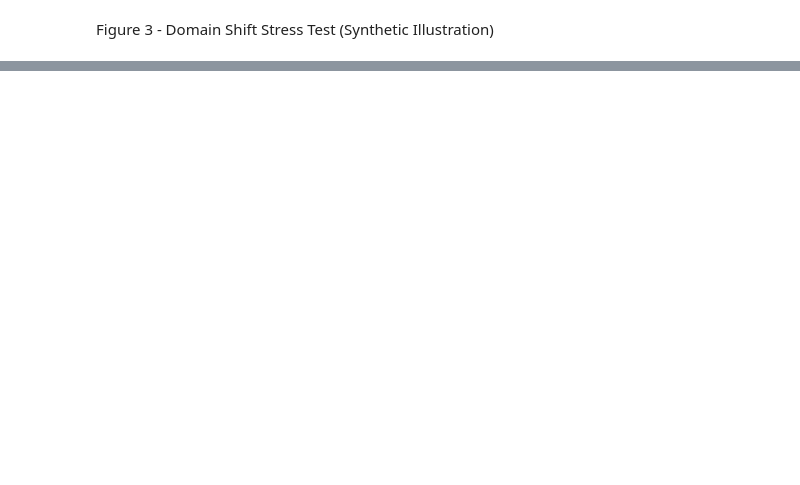
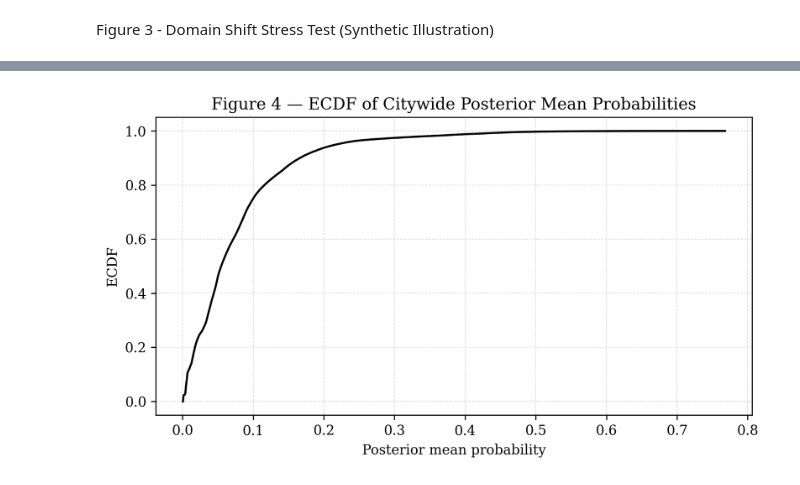
Before and after one commit to Habnetic/resilient-housing-bayes, a Jupyter notebook: notebooks/figures_decision_stability.ipynb, the cells around one changed output, grey strips where cells are left out. Saved outputs shown, nothing was run; the diff lists cells and outputs as text; code cells hidden in the pictures; blank space fills up the shorter version.

```diff
--- a/notebooks/figures_decision_stability.ipynb
+++ b/notebooks/figures_decision_stability.ipynb
@@ -380,0 +417,16 @@ plt.show()
+# %%
+from pathlib import Path
+import numpy as np
+import pandas as pd
+import matplotlib.pyplot as plt
+
+CITY_DIR = Path(r"C:\Users\C.Price\Habnetic\resilient-housing-bayes\outputs\rtm\city_scoring\v1b_p05")
+CITY_PATH = CITY_DIR / "rtm_city_scoring.parquet"
+
+assert CITY_PATH.exists(), f"Missing city scoring parquet: {CITY_PATH}"
+city = pd.read_parquet(CITY_PATH)
+
+print("Loaded:", CITY_PATH)
+print("Rows:", len(city))
+print("Columns:", list(city.columns))
+city.head()
@@ -380,0 +443,55 @@ plt.show()
+# %%
+import numpy as np
+import pandas as pd
+import matplotlib.pyplot as plt
+
+# --- Journal friendly settings ---
+plt.rcParams["figure.dpi"] = 300
+plt.rcParams["savefig.dpi"] = 300
+plt.rcParams["font.family"] = "serif"
+plt.rcParams["pdf.fonttype"] = 42
+plt.rcParams["ps.fonttype"] = 42
+
+# -----------------------------
+# Prepare ECDF
+# -----------------------------
+x = city["p_mean_city"].to_numpy(dtype=float)
+x = x[np.isfinite(x)]
+
+x_sorted = np.sort(x)
+y = np.arange(1, len(x_sorted) + 1) / len(x_sorted)
+
+# -----------------------------
+# Plot
+# -----------------------------
+fig, ax = plt.subplots(figsize=(7,4))
+
+ax.plot(
+    x_sorted,
+    y,
+    color="black",
+    linewidth=1.5
+)
+
+ax.set_xlabel("Posterior mean probability")
+ax.set_ylabel("ECDF")
+
+ax.set_title("Figure 4 — ECDF of Citywide Posterior Mean Probabilities")
+
+ax.grid(True, linewidth=0.5, linestyle="--", alpha=0.5)
+
+plt.tight_layout()
+
+# --- Save vector versions ---
+fig.savefig("fig04_pmean_city_ecdf.pdf", bbox_inches="tight")
+fig.savefig("fig04_pmean_city_ecdf.svg", bbox_inches="tight")
+
+plt.show()
+
+# -----------------------------
+# Summary statistics
+# -----------------------------
+print("p_mean_city summary:")
+print(pd.Series(x).describe(percentiles=[0.5, 0.9, 0.95, 0.99]))
+# %% [output]
+[figure, added]
```
Also changed, not shown: parts of 9 cells of this notebook, 16 other files.
